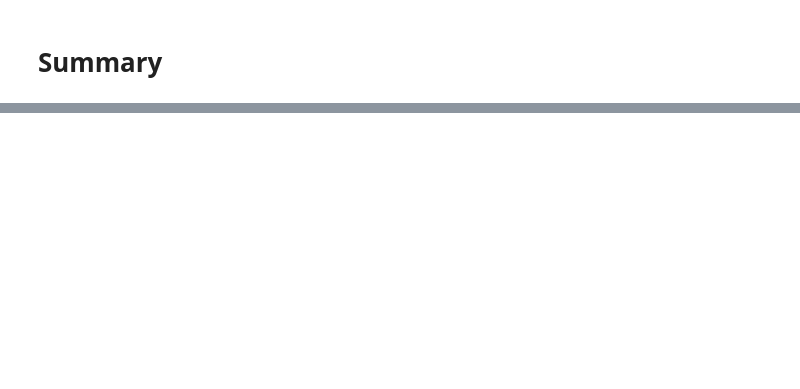
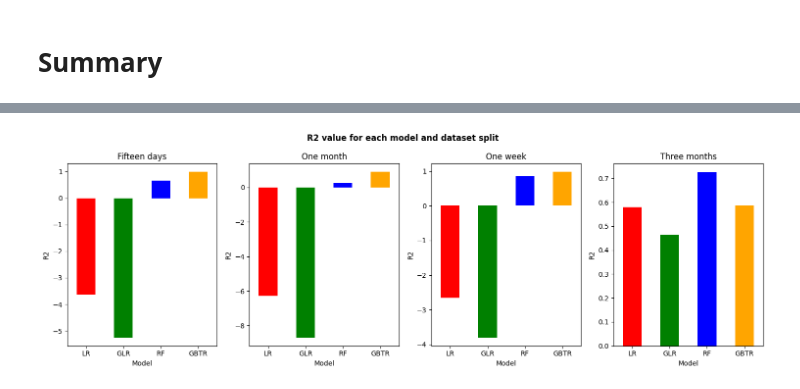
Before and after one commit to CorsiDanilo/bitcoin-price-prediction-with-pyspark, a Jupyter notebook: notebooks/6-final-scores.ipynb, the cells around one changed output, grey strips where cells are left out. Saved outputs shown, nothing was run; the diff lists cells and outputs as text; code cells hidden in the pictures; blank space fills up the shorter version.

```diff
--- a/notebooks/6-final-scores.ipynb
+++ b/notebooks/6-final-scores.ipynb
@@ -811,0 +564,5 @@ merged_results_copy
+# %%
+title = 'R2 value for each model and dataset split'
+final_scores_utilities.test_bar_plot(final_test_results_grouped, colors, legend, 'Model', 'R2', title)
+# %% [output]
+[figure, added]
```
Also changed, not shown: parts of 37 cells of this notebook, 8 other files.
